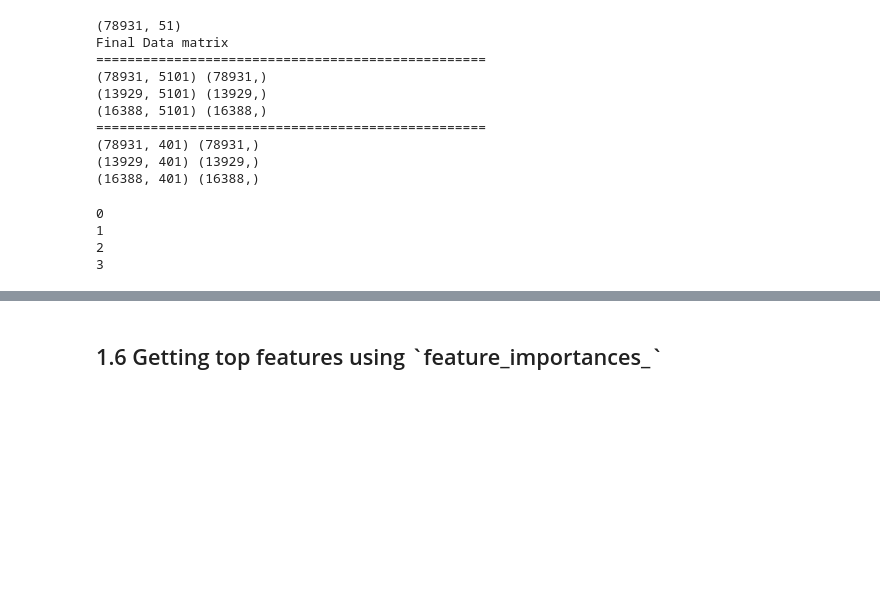
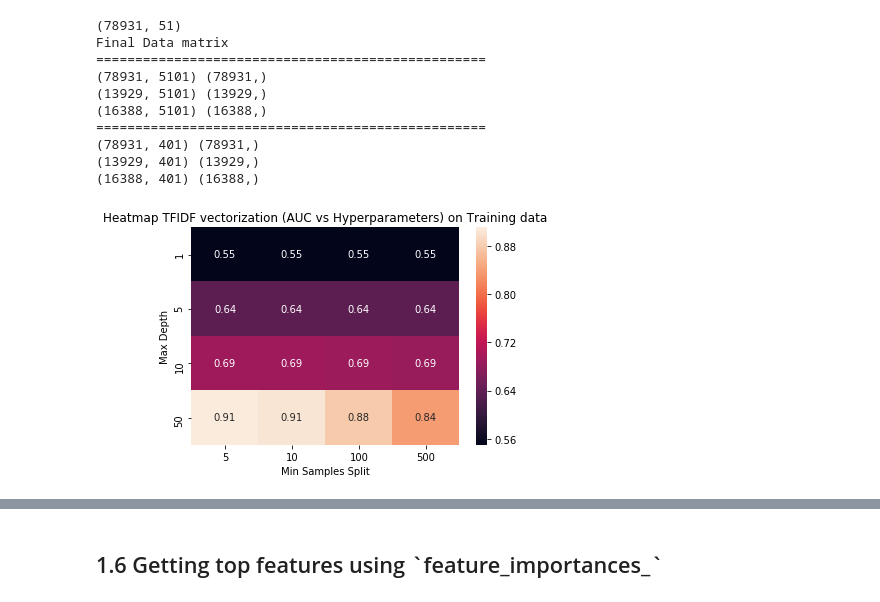
Before and after one commit to iamanik4/Main, a Jupyter notebook: Applied_AI/9_Donors_choose_DT/9_Assignment_DT_Instructions.ipynb, the cells around one changed output, grey strips where cells are left out. Cells and saved outputs as stored; diff of their text form; code cells hidden in the pictures; blank space fills up the shorter version.

```diff
--- a/Applied_AI/9_Donors_choose_DT/9_Assignment_DT_Instructions.ipynb
+++ b/Applied_AI/9_Donors_choose_DT/9_Assignment_DT_Instructions.ipynb
@@ -49,7 +49,7 @@
 ## 1.1 Loading Data
 # %%
 import pandas
-data = pandas.read_csv(r'D:\git\preprocessed_data.csv')
+data = pandas.read_csv(r'C:\Users\hoj5kor\Desktop\GIT\preprocessed_data.csv')
 # %%
 data.head(2)
 # %% [output]
@@ -358,39 +358,35 @@ def batch_predict(clf, data):
 # %%
 from sklearn.tree import DecisionTreeClassifier
 from sklearn.model_selection import GridSearchCV
 from tqdm import tqdm
 from sklearn.metrics import roc_auc_score
 import numpy as np
 import seaborn as sns
 import matplotlib.pyplot as plt
 #parameters = {'max_depth':[1, 5, 10, 50],'min_samples_split':[5, 10, 100, 500]}
-max_depth=[1, 5, 10, 50]
+depth=[1, 5, 10, 50]
 min_samples_split=[5, 10, 100, 500]
-train_auc = [[0 for samples in min_samples_split]for depth in max_depth]
-cv_auc = [[0 for samples in min_samples_split]for depth in max_depth]
+train_auc = [[0 for samples in min_samples_split]for max_depth in depth]
+cv_auc = [[0 for samples in min_samples_split]for max_depth in depth]
 i=0
 for max_depth in depth:
     j = 0
     for samples in min_samples_split:
-        print(j)
         clf_tfidf = DecisionTreeClassifier(max_depth = max_depth,min_samples_split=samples)
         clf_tfidf.fit(X_tr_tfidf, y_train)
 
         y_train_pred = batch_predict(clf_tfidf, X_tr_tfidf)
         y_cv_pred = batch_predict(clf_tfidf, X_cv_tfidf)
 
         train_auc[i][j] = roc_auc_score(y_train,y_train_pred)
         cv_auc[i][j] = roc_auc_score(y_cv, y_cv_pred)
         j += 1
     i += 1
 
-sns.heatmap(train_auc,annot=True,xticklabels=max_depth,yticklabels=min_samples_split)
-plt.title('Heatmap TFIDF vectorization (AUC vs Hyperparameters)')
-plt.xlabel('Max Depth')
-plt.ylabel('Min Samples Split')
+sns.heatmap(train_auc,annot=True,xticklabels=min_samples_split,yticklabels=depth)
+plt.title('Heatmap TFIDF vectorization (AUC vs Hyperparameters) on Training data')
+plt.ylabel('Max Depth')
+plt.xlabel('Min Samples Split')
 plt.show()
 # %% [output]
-0
-1
-2
-3
+[figure, added]
```
Also changed, not shown: parts of 11 cells of this notebook, 1 other file.
